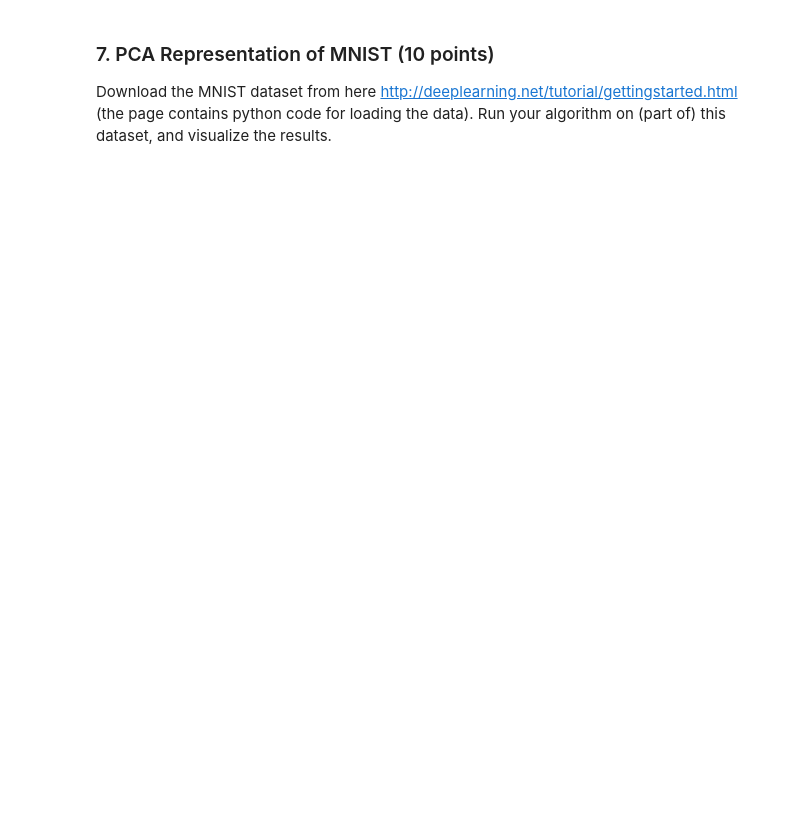
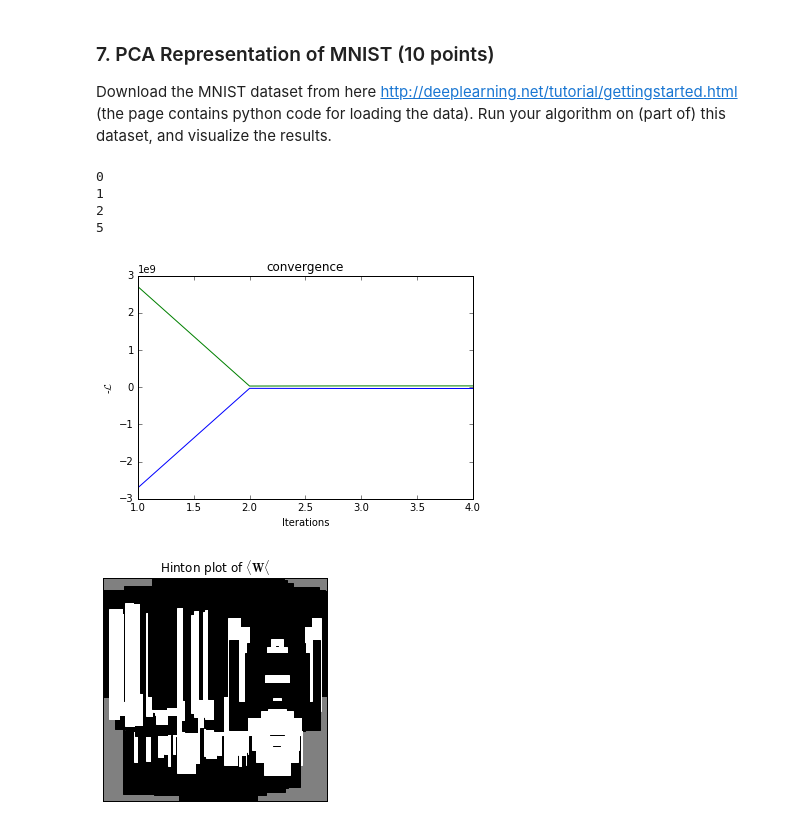
Before and after one commit to Tomaat/ML2, a Jupyter notebook: lab3/Lab3.ipynb, the cells around one changed output. Cells and saved outputs as stored; diff of their text form; code cells hidden in the pictures; blank space fills up the shorter version.

```diff
--- a/lab3/Lab3.ipynb
+++ b/lab3/Lab3.ipynb
@@ -545,3 +562,41 @@ LinAlgError: Singular matrix
 ### 7. PCA Representation of MNIST (10 points)
 
 Download the MNIST dataset from here http://deeplearning.net/tutorial/gettingstarted.html (the page contains python code for loading the data). Run your algorithm on (part of) this dataset, and visualize the results.
+# %%
+if sys.version_info < (3,):
+    try:
+        import cPickle as pickle
+    except:
+        import pickle
+    import gzip
+    # Load the dataset
+    f = gzip.open('mnist.pkl.gz', 'rb')
+    train_set, valid_set, test_set = pickle.load(f)
+    f.close()
+else:
+    import _pickle as pickle
+    import gzip
+    f = gzip.open('mnist.pkl.gz', 'rb')
+    train_set, valid_set, test_set = pickle.load(f,encoding='latin1')
+    f.close()
+
+X = train_set[0][:100,:]
+PCA = BayesianPCA(*X.shape)
+u,du,ddu = PCA.fit(X,i=3)
+
+plt.plot(-u)
+plt.title('convergence')
+plt.ylabel('-$\mathcal{L}$')
+plt.xlabel('Iterations')
+plt.show()
+
+hinton(PCA.means_w.T)
+plt.title("Hinton plot of $\langle \mathbf{W} \langle $")
+plt.show()
+# %% [output]
+0
+1
+2
+5
+[figure, added]
+[figure, added]
```
Also changed, not shown: parts of 2 cells of this notebook, 1 other file.
